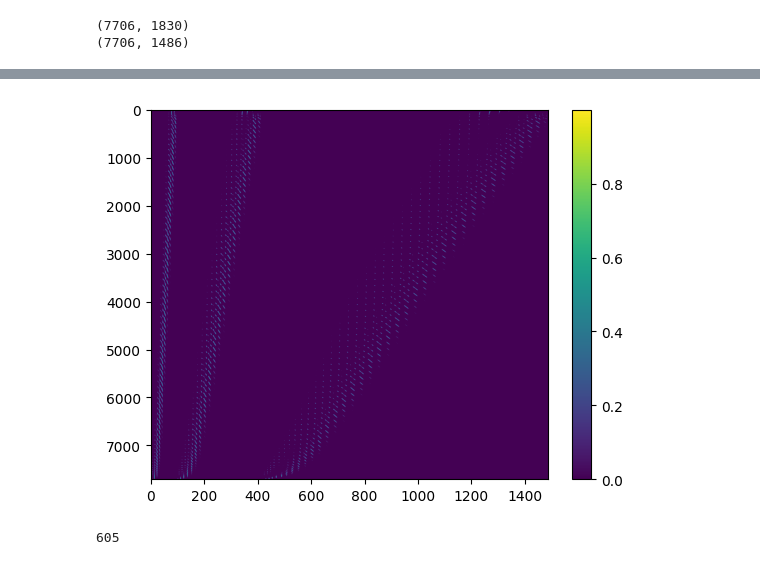
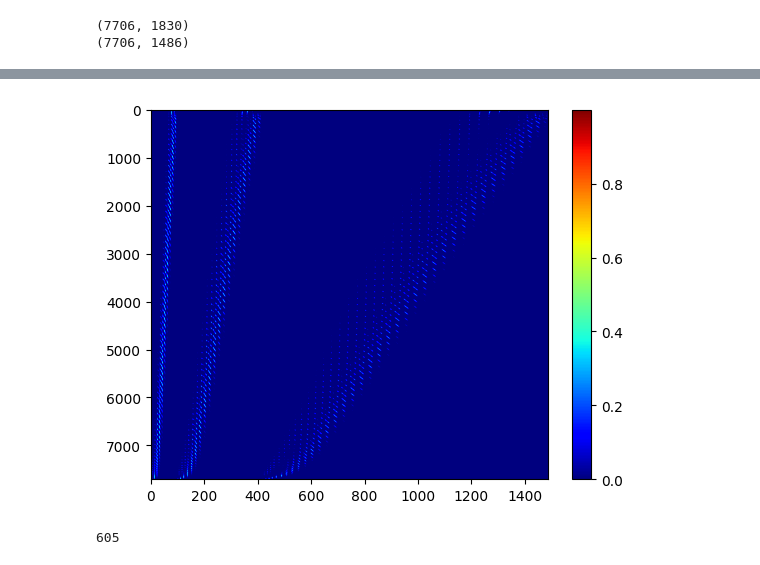
Before and after one commit to rnjsgjswjd/DeepKriging, a Jupyter notebook: Application_Study.ipynb, the cells around one changed output, grey strips where cells are left out. Saved outputs shown, nothing was run; the diff lists cells and outputs as text; code cells hidden in the pictures.

```diff
--- a/Application_Study.ipynb
+++ b/Application_Study.ipynb
@@ -409,10 +430,10 @@ print(phi_reduce.shape)
 # %%
-# phi_reduce 시각화
-plt.imshow(phi_reduce, aspect='auto')
+# phi_reduce 시각화, 색상 팔레트 변경
+plt.imshow(phi_reduce, aspect='auto',cmap='jet')
 plt.colorbar()
 plt.show()
 # %% [output]
-[figure, old version]
+[figure, new version]
 # %%
 # Recall) idx_new는 자료 병합 후 기상학 관측소의 인덱스를 의미합니다.
 phi_obs = phi_reduce[idx_new,:]
```
Also changed, not shown: parts of 49 cells of this notebook, 21 other files.
